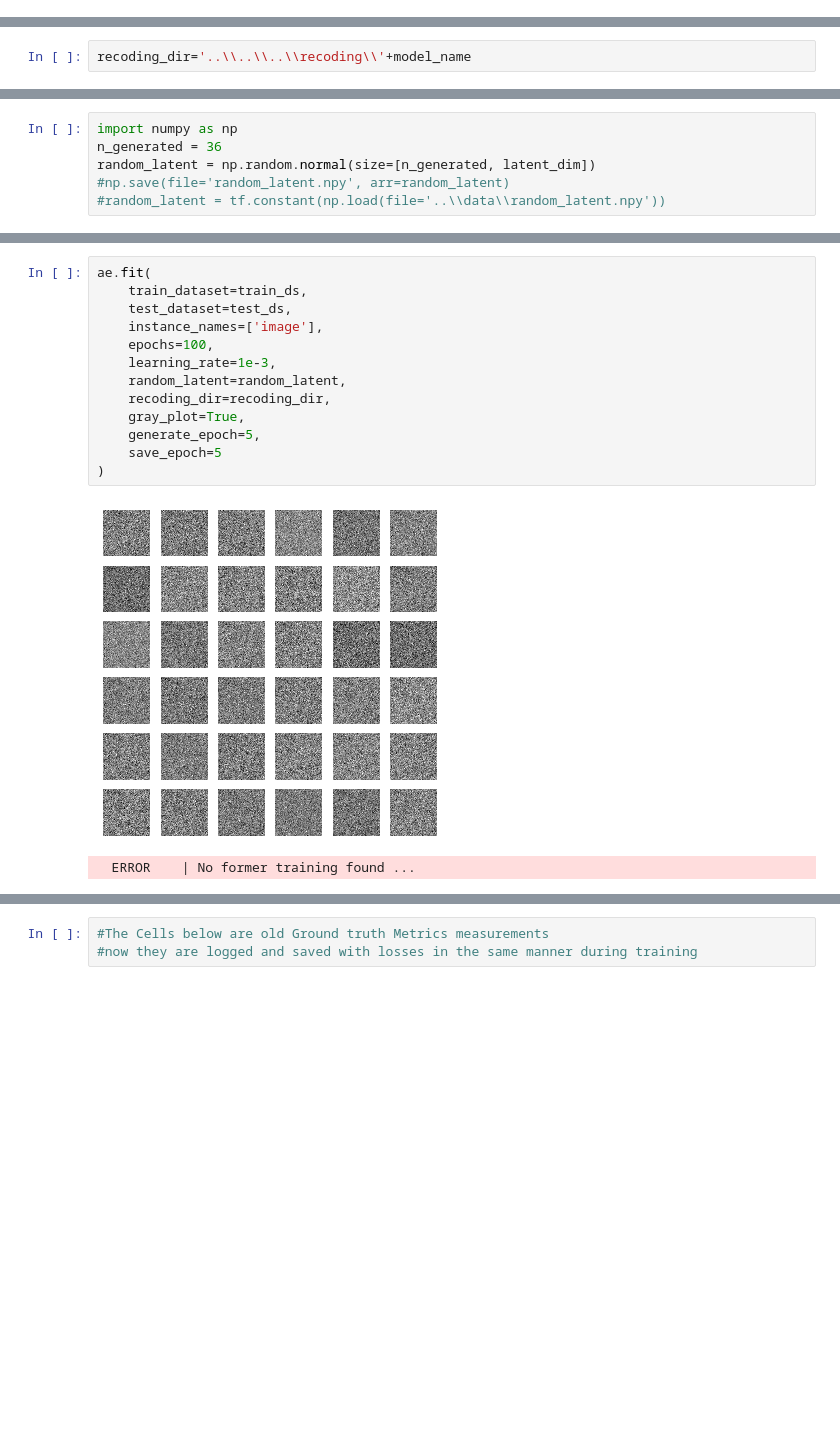
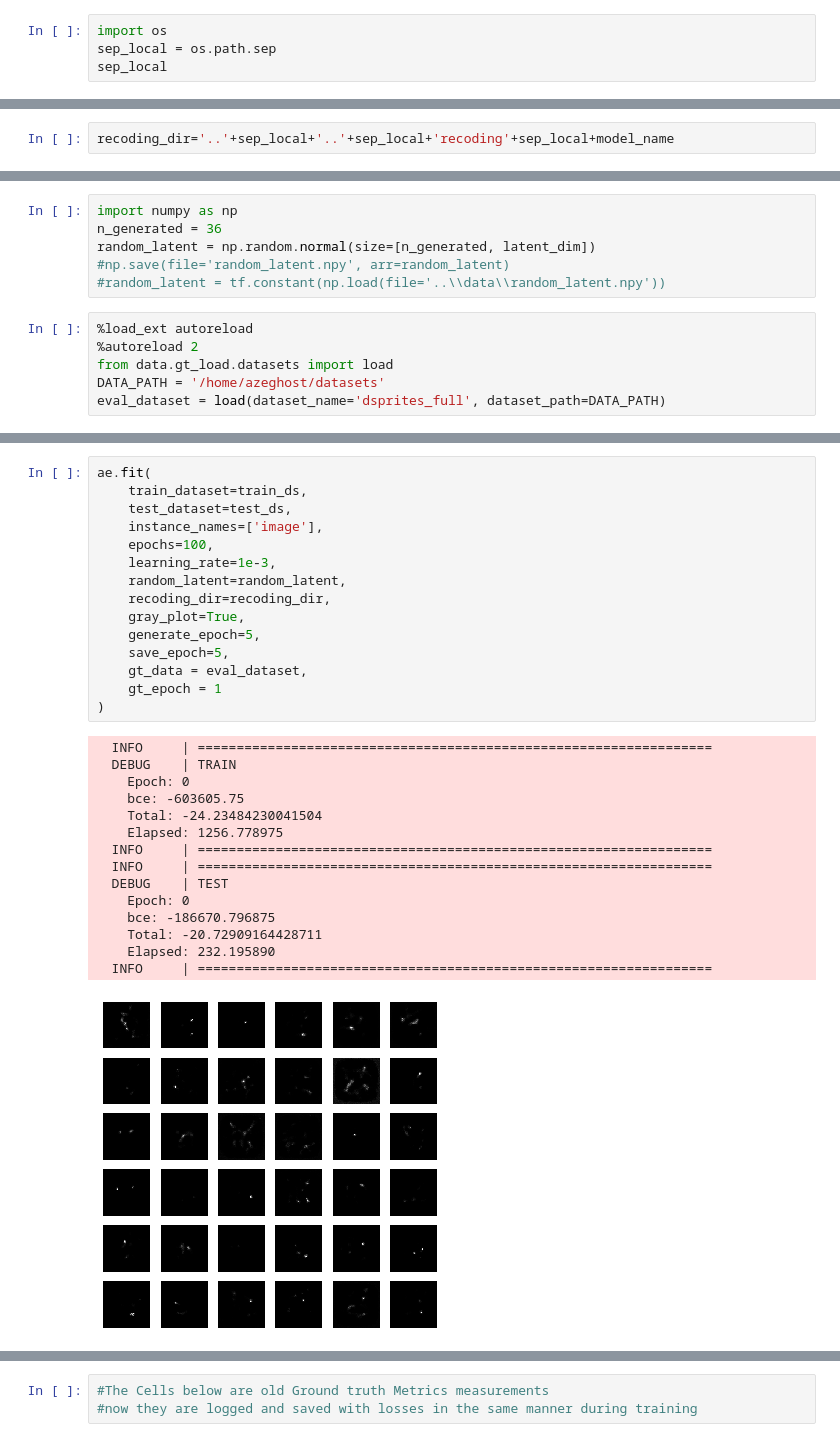
Before and after one commit to kkahloots/Generative_Models, a Jupyter notebook: notebooks/Dstripes/Basic/dsprites AE Conv2D.ipynb, the cells around one changed output, grey strips where cells are left out. Saved outputs shown, nothing was run; the diff lists cells and outputs as text; blank space fills up the shorter version.

```diff
--- a/notebooks/Dstripes/Basic/dsprites AE Conv2D.ipynb
+++ b/notebooks/Dstripes/Basic/dsprites AE Conv2D.ipynb
@@ -1,3 +1,7 @@
 # %%
 import sys
 sys.path.append('..\\..\\..')
+# %%
+import os
+sep_local = os.path.sep
+sep_local
@@ -99,7 +114,7 @@ dec_lays = [tf.keras.layers.Dense(units=2*intermediate_dim, activation='relu'),
 # %%
 model_name = dataset_name+'AE'
 # %%
-recoding_dir='..\\..\\..\\recoding\\'+model_name
+recoding_dir='..'+sep_local+'..'+sep_local+'recoding'+sep_local+model_name
 # %%
 import os
 # %%
@@ -192,3 +200,9 @@ n_generated = 36
 random_latent = np.random.normal(size=[n_generated, latent_dim])
 #np.save(file='random_latent.npy', arr=random_latent)
 #random_latent = tf.constant(np.load(file='..\\data\\random_latent.npy'))
+# %%
+%load_ext autoreload
+%autoreload 2
+from data.gt_load.datasets import load
+DATA_PATH = '/home/azeghost/datasets'
+eval_dataset = load(dataset_name='dsprites_full', dataset_path=DATA_PATH)
@@ -195,16 +213,31 @@ random_latent = np.random.normal(size=[n_generated, latent_dim])
 # %%
 ae.fit(
     train_dataset=train_ds,
     test_dataset=test_ds,
     instance_names=['image'],
     epochs=100,
     learning_rate=1e-3,
     random_latent=random_latent,
     recoding_dir=recoding_dir,
     gray_plot=True,
     generate_epoch=5,
-    save_epoch=5
+    save_epoch=5,
+    gt_data = eval_dataset,
+    gt_epoch = 1
 )
 # %% [output]
+  INFO     | ==================================================================
+  DEBUG    | TRAIN
+    Epoch: 0
+    bce: -603605.75
+    Total: -24.23484230041504
+    Elapsed: 1256.778975
+  INFO     | ==================================================================
+  INFO     | ==================================================================
+  DEBUG    | TEST
+    Epoch: 0
+    bce: -186670.796875
+    Total: -20.72909164428711
+    Elapsed: 232.195890
+  INFO     | ==================================================================
-[figure, old version]
+[figure, new version]
-  ERROR    | No former training found ...
```
Also changed, not shown: parts of 11 cells of this notebook, 13 other files.
